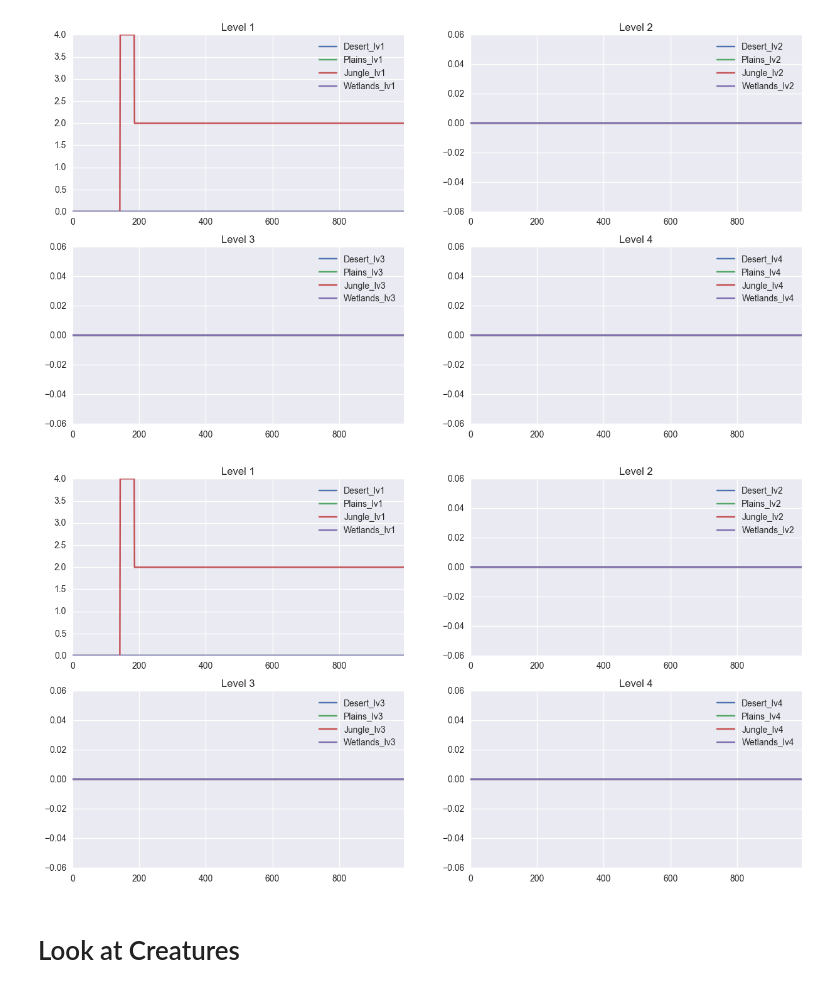
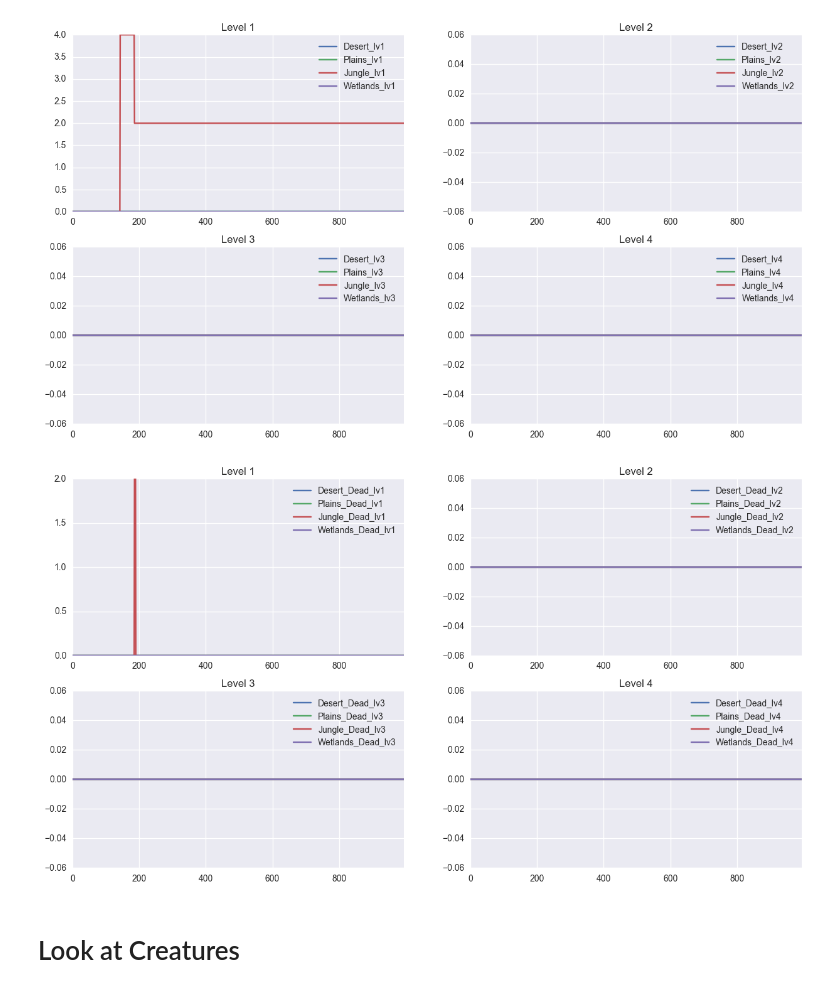
Before and after one commit to NickHoernle/Essil, a Jupyter notebook: data_exploration/data_exploration.ipynb, the cells around one changed output. Saved outputs shown, nothing was run; the diff lists cells and outputs as text; code cells hidden in the pictures.

Commit message:
minor update for "dead" plants to show this correctly

```diff
--- a/data_exploration/data_exploration.ipynb
+++ b/data_exploration/data_exploration.ipynb
@@ -123,26 +123,26 @@ plt.show()
 # %% [output]
 [figure]
 # %%
-plants_subset_dead = data[data.columns[~data.columns.str.contains('Dead')]]
+plants_subset_dead = data[data.columns[data.columns.str.contains('Dead')]]
 
 fig, axes = plt.subplots(2,2, figsize=(15,8))
 axes = axes.flatten()
 
-plants_subset[plants_subset.columns[plants_subset.columns.str.contains('lv1')]].plot(ax=axes[0])
+plants_subset_dead[plants_subset_dead.columns[plants_subset_dead.columns.str.contains('lv1')]].plot(ax=axes[0])
 axes[0].set_title('Level 1')
 
-plants_subset[plants_subset.columns[plants_subset.columns.str.contains('lv2')]].plot(ax=axes[1])
+plants_subset_dead[plants_subset_dead.columns[plants_subset_dead.columns.str.contains('lv2')]].plot(ax=axes[1])
 axes[1].set_title('Level 2')
 
-plants_subset[plants_subset.columns[plants_subset.columns.str.contains('lv3')]].plot(ax=axes[2])
+plants_subset_dead[plants_subset_dead.columns[plants_subset_dead.columns.str.contains('lv3')]].plot(ax=axes[2])
 axes[2].set_title('Level 3')
 
-plants_subset[plants_subset.columns[plants_subset.columns.str.contains('lv4')]].plot(ax=axes[3])
+plants_subset_dead[plants_subset_dead.columns[plants_subset_dead.columns.str.contains('lv4')]].plot(ax=axes[3])
 axes[3].set_title('Level 4')
 
 plt.show()
 # %% [output]
-[figure, old version]
+[figure, new version]
 # %% [markdown]
 <a id=4 />
 
```
